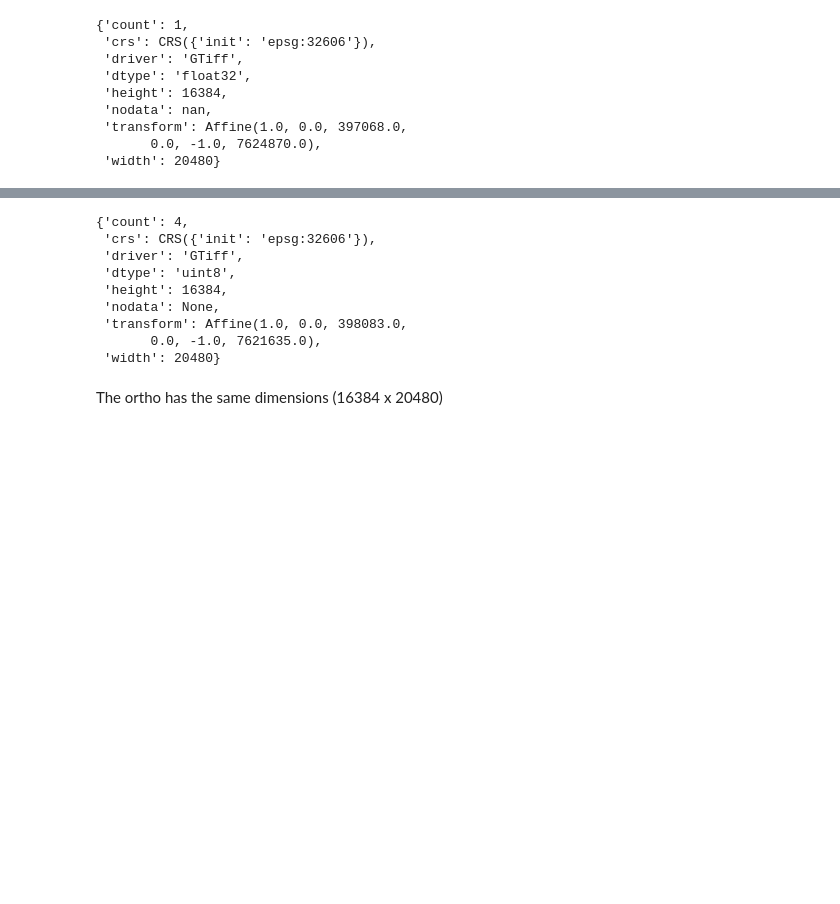
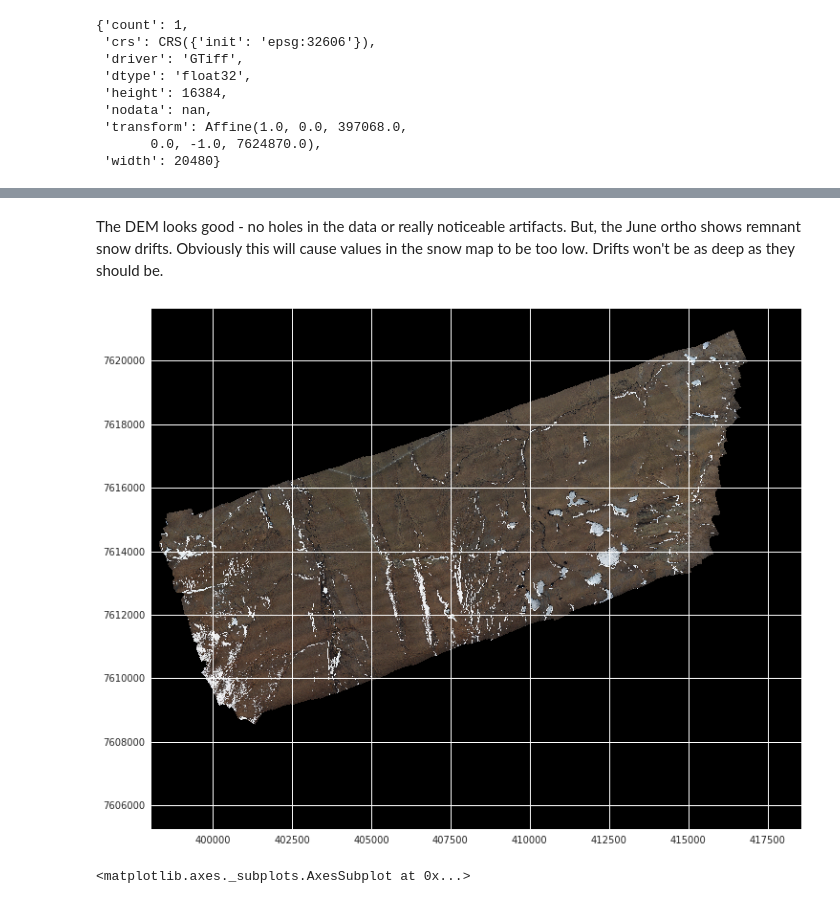
Before and after one commit to charparr/jupyter-notebooks, a Jupyter notebook: CLPX 2017 Depth Map Creation.ipynb, the cells around one changed output, grey strips where cells are left out. Drawn from its saved outputs; the diff is of its cells as text; code cells hidden in the pictures; blank space fills up the shorter version.

```diff
--- a/CLPX 2017 Depth Map Creation.ipynb
+++ b/CLPX 2017 Depth Map Creation.ipynb
@@ -35,15 +42,9 @@ Next the June ortho. Also moasiced and resampled to 1m x 1m.
+# %% [markdown]
+The DEM looks good - no holes in the data or really noticeable artifacts. But, the June ortho shows remnant snow drifts. Obviously this will cause values in the snow map to be too low. Drifts won't be as deep as they should be.
 # %%
 dem_ortho_src = rasterio.open('/home/cparr/surfaces/orthos/clpx/clpx_june5_2017_ortho.tif')
-dem_ortho_src.meta
+plt.figure(figsize=(16,10))
+show(dem_ortho_src)
 # %% [output]
+[figure, added]
-{'count': 4,
- 'crs': CRS({'init': 'epsg:32606'}),
- 'driver': 'GTiff',
- 'dtype': 'uint8',
- 'height': 16384,
- 'nodata': None,
- 'transform': Affine(1.0, 0.0, 398083.0,
-       0.0, -1.0, 7621635.0),
- 'width': 20480}
+<matplotlib.axes._subplots.AxesSubplot at 0x...>
-# %% [markdown]
-The ortho has the same dimensions (16384 x 20480)
```
Also changed, not shown: parts of 36 cells of this notebook, 23 other files.
